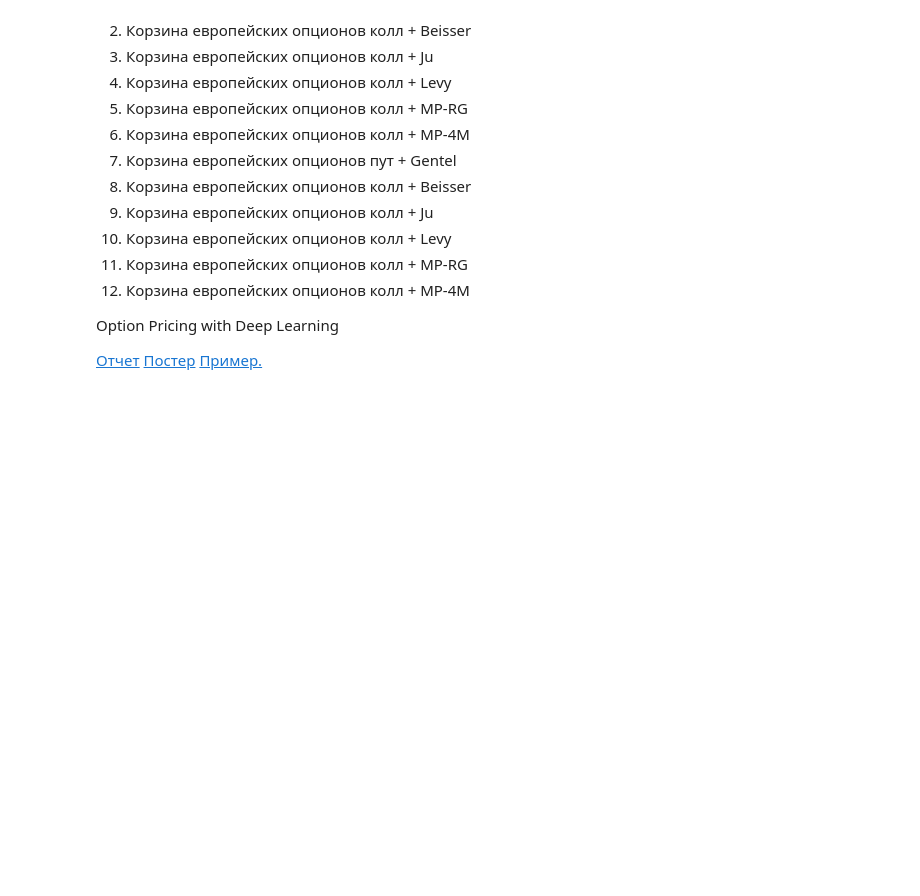
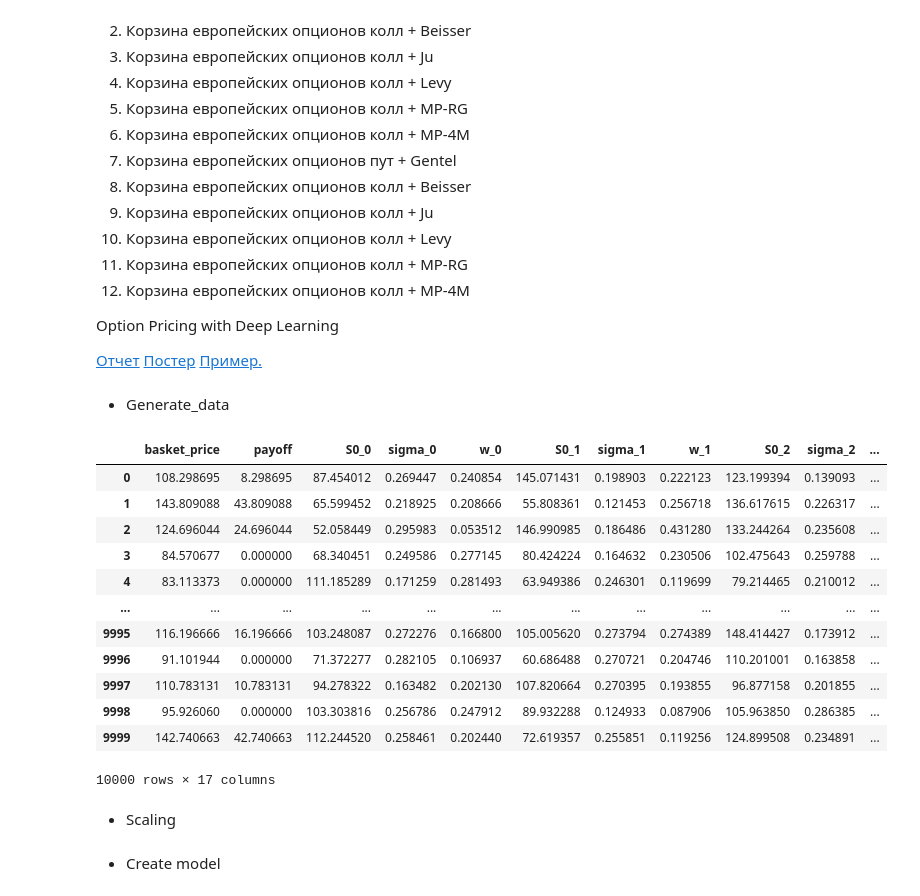
Before and after one commit to AstemirGongapshev/GSFP_2024, a Jupyter notebook: lab_5_GSFP.ipynb, the cells around one changed output. Cells and saved outputs as stored; diff of their text form; code cells hidden in the pictures; blank space fills up the shorter version.

```diff
--- a/lab_5_GSFP.ipynb
+++ b/lab_5_GSFP.ipynb
@@ -757,0 +912,2 @@ Option Pricing with Deep Learning
+# %% [markdown]
+* Generate_data
@@ -757,0 +963,19 @@ Option Pricing with Deep Learning
+# %%
+data
+# %% [output]
+|  | basket_price | payoff | S0_0 | sigma_0 | w_0 | S0_1 | sigma_1 | w_1 | S0_2 | sigma_2 | ... |
+| 0 | 108.298695 | 8.298695 | 87.454012 | 0.269447 | 0.240854 | 145.071431 | 0.198903 | 0.222123 | 123.199394 | 0.139093 | ... |
+| 1 | 143.809088 | 43.809088 | 65.599452 | 0.218925 | 0.208666 | 55.808361 | 0.121453 | 0.256718 | 136.617615 | 0.226317 | ... |
+| 2 | 124.696044 | 24.696044 | 52.058449 | 0.295983 | 0.053512 | 146.990985 | 0.186486 | 0.431280 | 133.244264 | 0.235608 | ... |
+| 3 | 84.570677 | 0.000000 | 68.340451 | 0.249586 | 0.277145 | 80.424224 | 0.164632 | 0.230506 | 102.475643 | 0.259788 | ... |
+| 4 | 83.113373 | 0.000000 | 111.185289 | 0.171259 | 0.281493 | 63.949386 | 0.246301 | 0.119699 | 79.214465 | 0.210012 | ... |
+| ... | ... | ... | ... | ... | ... | ... | ... | ... | ... | ... | ... |
+| 9995 | 116.196666 | 16.196666 | 103.248087 | 0.272276 | 0.166800 | 105.005620 | 0.273794 | 0.274389 | 148.414427 | 0.173912 | ... |
+| 9996 | 91.101944 | 0.000000 | 71.372277 | 0.282105 | 0.106937 | 60.686488 | 0.270721 | 0.204746 | 110.201001 | 0.163858 | ... |
+| 9997 | 110.783131 | 10.783131 | 94.278322 | 0.163482 | 0.202130 | 107.820664 | 0.270395 | 0.193855 | 96.877158 | 0.201855 | ... |
+| 9998 | 95.926060 | 0.000000 | 103.303816 | 0.256786 | 0.247912 | 89.932288 | 0.124933 | 0.087906 | 105.963850 | 0.286385 | ... |
+| 9999 | 142.740663 | 42.740663 | 112.244520 | 0.258461 | 0.202440 | 72.619357 | 0.255851 | 0.119256 | 124.899508 | 0.234891 | ... |
+10000 rows × 17 columns
+# %% [markdown]
+
+* Scaling
@@ -757,0 +988,2 @@ Option Pricing with Deep Learning
+# %% [markdown]
+* Create model
```
Also changed, not shown: parts of 26 cells of this notebook.
